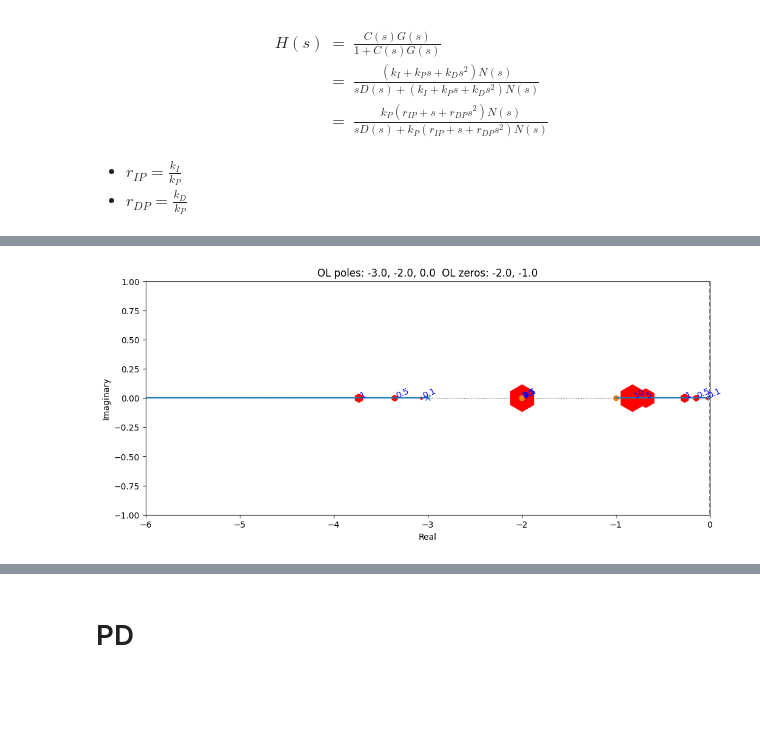
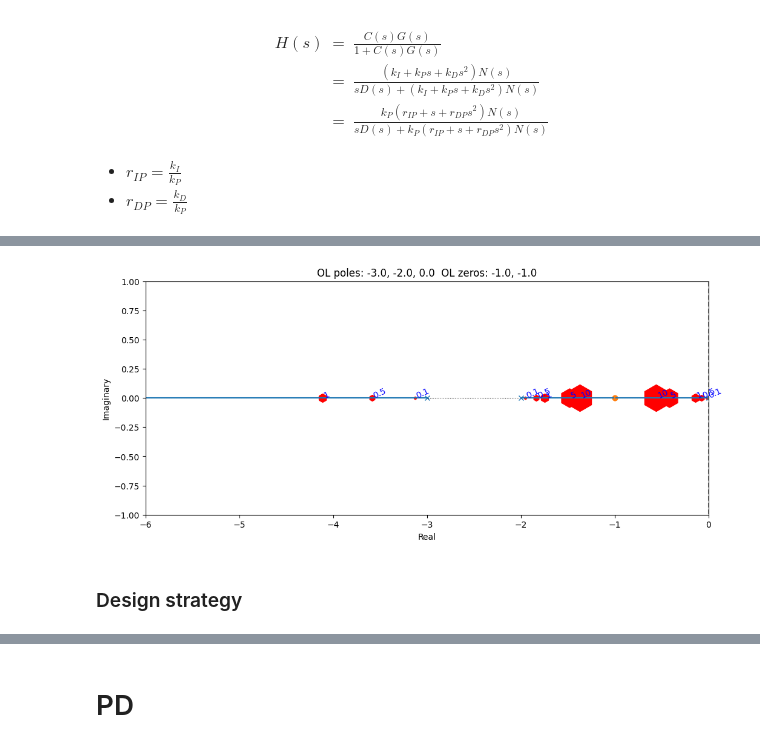
Before and after one commit to joseph-hellerstein/advanced-controls-lectures, a Jupyter notebook: lectures/root_locus_analysis/root_locus_pid_design.ipynb, the cells around one changed output, grey strips where cells are left out. Saved outputs shown, nothing was run; the diff lists cells and outputs as text; code cells hidden in the pictures; blank space fills up the shorter version.

Commit message:
update root locus pid

```diff
--- a/lectures/root_locus_analysis/root_locus_pid_design.ipynb
+++ b/lectures/root_locus_analysis/root_locus_pid_design.ipynb
@@ -395,5 +429,5 @@ H(s) & = & \frac{C(s)G(s)}{1 + C(s) G(s)} \\
 # %%
-# Illustrative example
-ol_tf = control.zpk([-1], [-2, -3], [1])
+# Illustrative: Branching system
+OL_TF = control.zpk([-1], [-2, -3], [1])
 plotStep(ol_tf, figsize=(3,3))
 # %% [output]
@@ -401,8 +435,8 @@ plotStep(ol_tf, figsize=(3,3))
 # %%
-kP = 1
-kI = 2
-controller_tf = control.TransferFunction([kP, kI], [1, 0])
-cl_tf = control.feedback(controller_tf*ol_tf)
-_ = plotRootLocusWithGains(controller_tf*ol_tf, gains=[0.1, 0.5, 1, 5, 10], xlim=[-6, 0], figsize=[12, 5])
+rIP = 1.0
+controller_tf = control.TransferFunction([rIP, 1], [1, 0])
+_ = plotRootLocusWithGains(controller_tf*OL_TF, gains=[0.1, 0.5, 1, 5, 10], xlim=[-6, 0], figsize=[12, 5])
 # %% [output]
-[figure, old version]
+[figure, new version]
+# %% [markdown]
+### Design strategy
```
Also changed, not shown: parts of 31 cells of this notebook.
